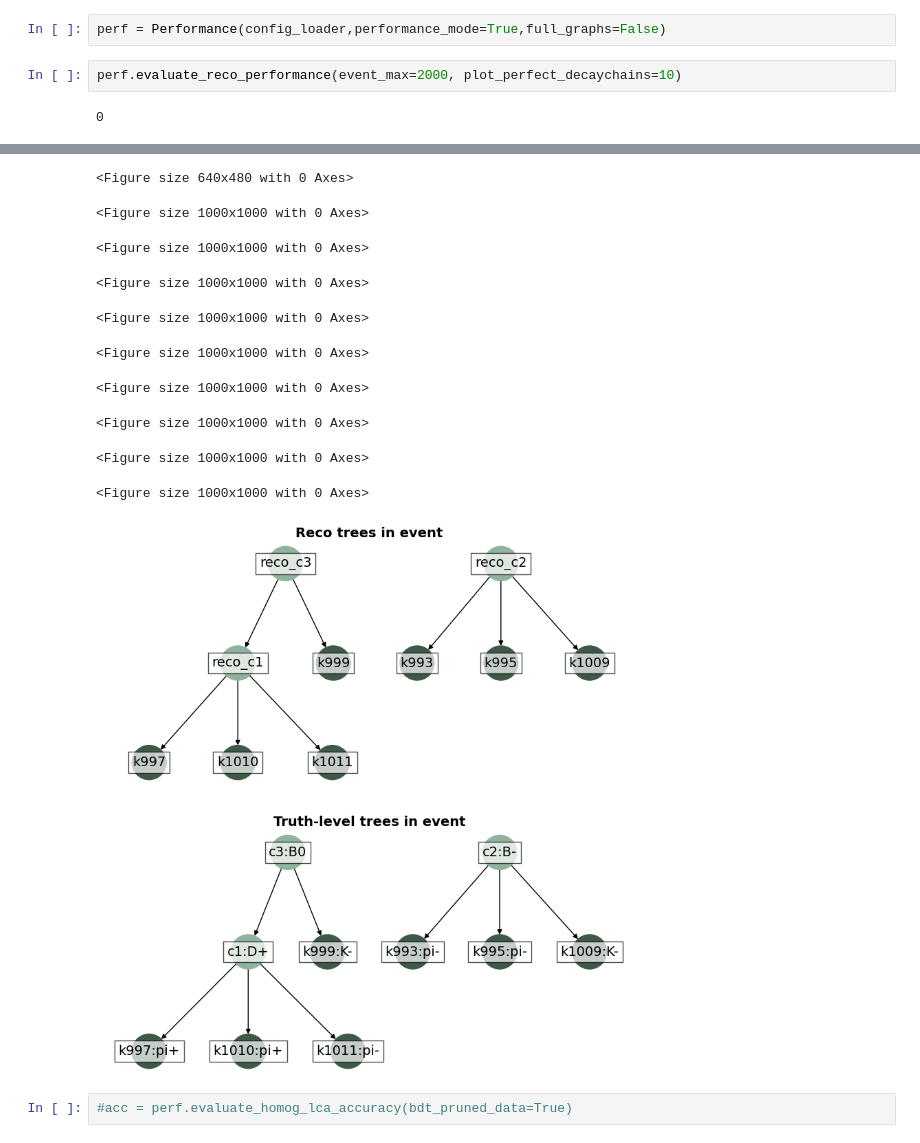
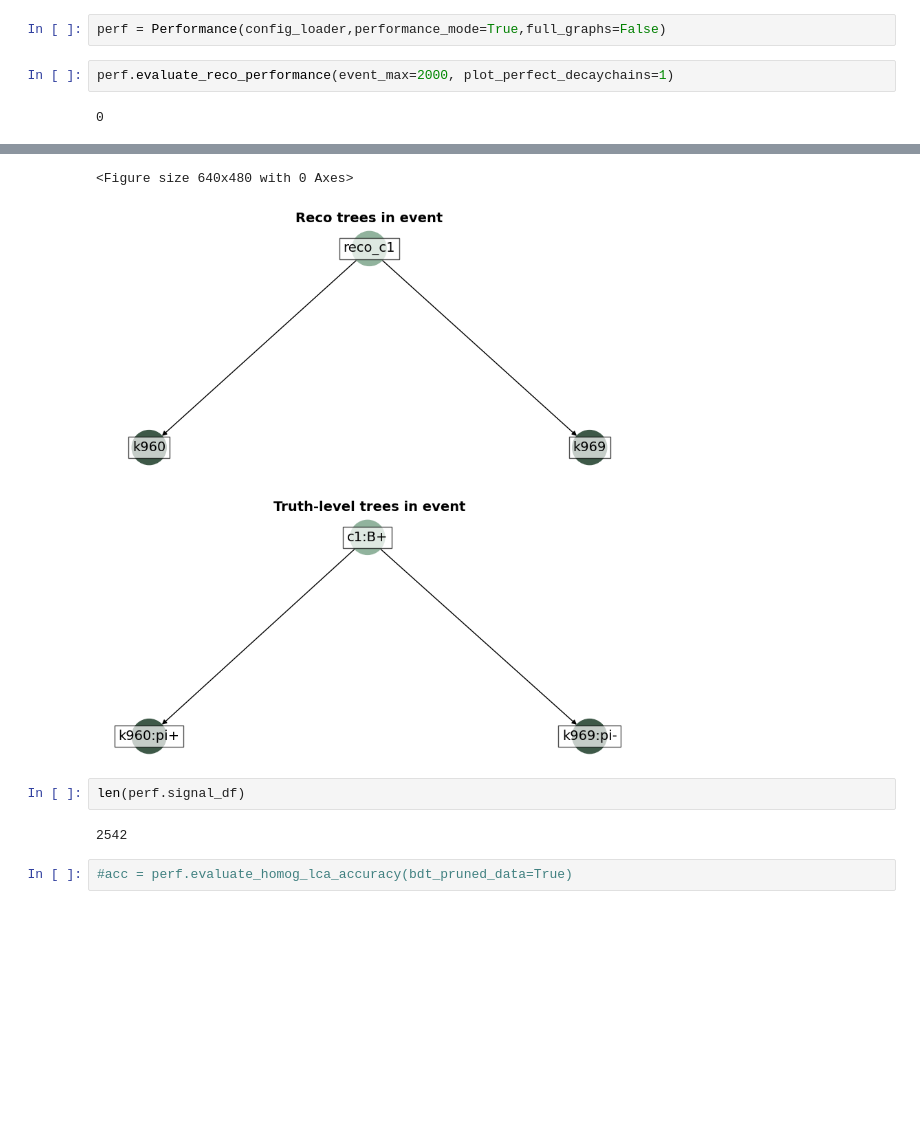
Before and after one commit to willsutcliffe/scalable_mtl_hgnn, a Jupyter notebook: Refactoring_perf.ipynb, the cells around one changed output, grey strips where cells are left out. Cells and saved outputs as stored; diff of their text form; blank space fills up the shorter version.

Commit message:
Updates to refactoring performance notebook

```diff
--- a/Refactoring_perf.ipynb
+++ b/Refactoring_perf.ipynb
@@ -670,7 +685,7 @@ class Performance:
 # %%
 perf = Performance(config_loader,performance_mode=True,full_graphs=False)
 # %%
-perf.evaluate_reco_performance(event_max=2000, plot_perfect_decaychains=10)
+perf.evaluate_reco_performance(event_max=2000, plot_perfect_decaychains=1)
 # %% [output]
 0
 Bparts lost, before had  6.0  and now  2.0
@@ -693,14 +708,9 @@ Event loop for reconstruction ending at event max 2000
 <Figure size 640x480 with 0 Axes>
-<Figure size 1000x1000 with 0 Axes>
-<Figure size 1000x1000 with 0 Axes>
-<Figure size 1000x1000 with 0 Axes>
-<Figure size 1000x1000 with 0 Axes>
-<Figure size 1000x1000 with 0 Axes>
-<Figure size 1000x1000 with 0 Axes>
-<Figure size 1000x1000 with 0 Axes>
-<Figure size 1000x1000 with 0 Axes>
-<Figure size 1000x1000 with 0 Axes>
-[figure, old version]
+[figure, new version]
+# %%
+len(perf.signal_df)
+# %% [output]
+2542
 # %%
 #acc = perf.evaluate_homog_lca_accuracy(bdt_pruned_data=True)
 # %%
```
Also changed, not shown: parts of 32 cells of this notebook.
